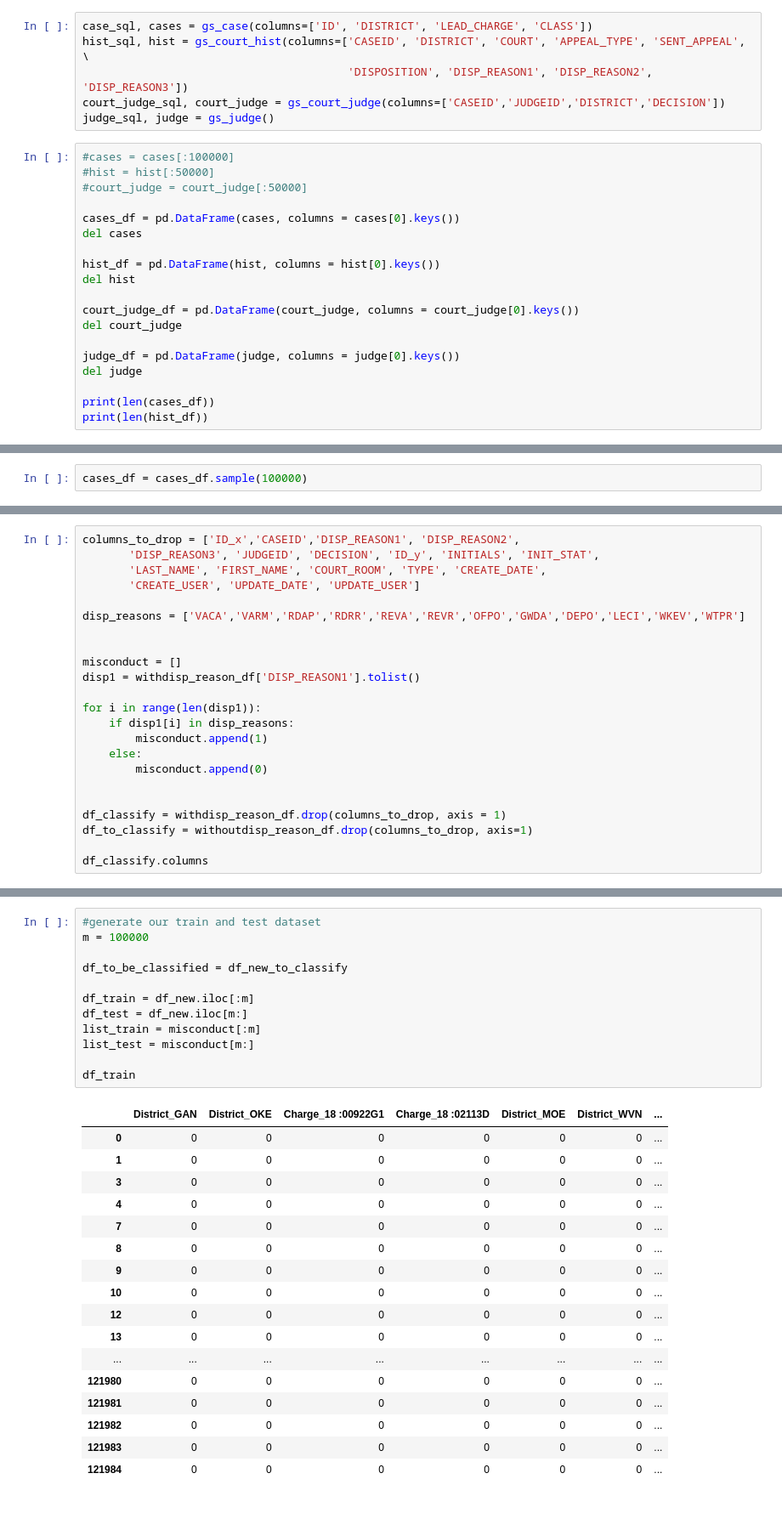
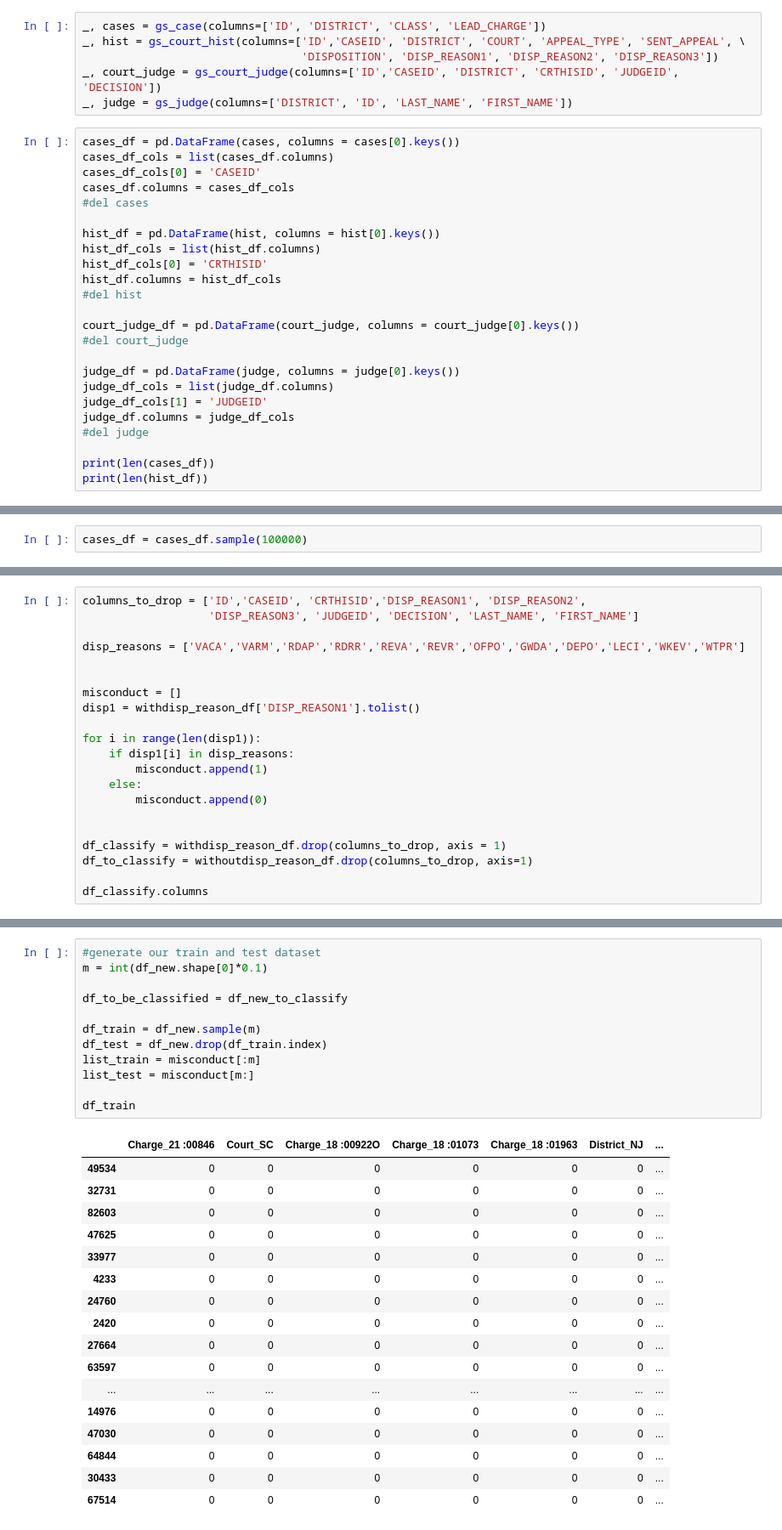
Before and after one commit to bgaudiosi/federal-prosecutors, a Jupyter notebook: project.ipynb, the cells around one changed output, grey strips where cells are left out. Shown: that part at 85% size. Drawn from its saved outputs; the diff is of its cells as text.

```diff
--- a/project.ipynb
+++ b/project.ipynb
@@ -7,27 +7,32 @@ from lions.parse import *
 import pandas as pd
 import numpy as np
 # %%
-case_sql, cases = gs_case(columns=['ID', 'DISTRICT', 'LEAD_CHARGE', 'CLASS'])
-hist_sql, hist = gs_court_hist(columns=['CASEID', 'DISTRICT', 'COURT', 'APPEAL_TYPE', 'SENT_APPEAL', \
-                                        'DISPOSITION', 'DISP_REASON1', 'DISP_REASON2', 'DISP_REASON3'])
-court_judge_sql, court_judge = gs_court_judge(columns=['CASEID','JUDGEID','DISTRICT','DECISION'])
-judge_sql, judge = gs_judge()
+_, cases = gs_case(columns=['ID', 'DISTRICT', 'CLASS', 'LEAD_CHARGE'])
+_, hist = gs_court_hist(columns=['ID','CASEID', 'DISTRICT', 'COURT', 'APPEAL_TYPE', 'SENT_APPEAL', \
+                                 'DISPOSITION', 'DISP_REASON1', 'DISP_REASON2', 'DISP_REASON3'])
+_, court_judge = gs_court_judge(columns=['ID','CASEID', 'DISTRICT', 'CRTHISID', 'JUDGEID', 'DECISION'])
+_, judge = gs_judge(columns=['DISTRICT', 'ID', 'LAST_NAME', 'FIRST_NAME'])
 # %%
-#cases = cases[:100000]
-#hist = hist[:50000]
-#court_judge = court_judge[:50000]
-
 cases_df = pd.DataFrame(cases, columns = cases[0].keys())
-del cases
+cases_df_cols = list(cases_df.columns)
+cases_df_cols[0] = 'CASEID'
+cases_df.columns = cases_df_cols
+#del cases
 
 hist_df = pd.DataFrame(hist, columns = hist[0].keys())
-del hist
+hist_df_cols = list(hist_df.columns)
+hist_df_cols[0] = 'CRTHISID'
+hist_df.columns = hist_df_cols
+#del hist
 
 court_judge_df = pd.DataFrame(court_judge, columns = court_judge[0].keys())
-del court_judge
+#del court_judge
 
 judge_df = pd.DataFrame(judge, columns = judge[0].keys())
-del judge
+judge_df_cols = list(judge_df.columns)
+judge_df_cols[1] = 'JUDGEID'
+judge_df.columns = judge_df_cols
+#del judge
 
 print(len(cases_df))
 print(len(hist_df))
@@ -87,9 +95,7 @@ Index(['ID_x', 'DISTRICT', 'LEAD_CHARGE', 'CLASS', 'CASEID', 'COURT',
       dtype='object')
 # %%
-columns_to_drop = ['ID_x','CASEID','DISP_REASON1', 'DISP_REASON2',
-       'DISP_REASON3', 'JUDGEID', 'DECISION', 'ID_y', 'INITIALS', 'INIT_STAT',
-       'LAST_NAME', 'FIRST_NAME', 'COURT_ROOM', 'TYPE', 'CREATE_DATE',
-       'CREATE_USER', 'UPDATE_DATE', 'UPDATE_USER']
+columns_to_drop = ['ID','CASEID', 'CRTHISID','DISP_REASON1', 'DISP_REASON2',
+                   'DISP_REASON3', 'JUDGEID', 'DECISION', 'LAST_NAME', 'FIRST_NAME']
 
 disp_reasons = ['VACA','VARM','RDAP','RDRR','REVA','REVR','OFPO','GWDA','DEPO','LECI','WKEV','WTPR']
 
@@ -185,30 +191,30 @@ second step done
 # %%
 #generate our train and test dataset
-m = 100000
+m = int(df_new.shape[0]*0.1)
 
 df_to_be_classified = df_new_to_classify
 
-df_train = df_new.iloc[:m]
-df_test = df_new.iloc[m:]
+df_train = df_new.sample(m)
+df_test = df_new.drop(df_train.index)
 list_train = misconduct[:m]
 list_test = misconduct[m:]
 
 df_train
 # %% [output]
-|  | District_GAN | District_OKE | Charge_18 :00922G1 | Charge_18 :02113D | District_MOE | District_WVN | ... |
-| 0 | 0 | 0 | 0 | 0 | 0 | 0 | ... |
-| 1 | 0 | 0 | 0 | 0 | 0 | 0 | ... |
-| 3 | 0 | 0 | 0 | 0 | 0 | 0 | ... |
-| 4 | 0 | 0 | 0 | 0 | 0 | 0 | ... |
-| 7 | 0 | 0 | 0 | 0 | 0 | 0 | ... |
-| 8 | 0 | 0 | 0 | 0 | 0 | 0 | ... |
-| 9 | 0 | 0 | 0 | 0 | 0 | 0 | ... |
-| 10 | 0 | 0 | 0 | 0 | 0 | 0 | ... |
-| 12 | 0 | 0 | 0 | 0 | 0 | 0 | ... |
-| 13 | 0 | 0 | 0 | 0 | 0 | 0 | ... |
+|  | Charge_21 :00846 | Court_SC | Charge_18 :00922O | Charge_18 :01073 | Charge_18 :01963 | District_NJ | ... |
+| 49534 | 0 | 0 | 0 | 0 | 0 | 0 | ... |
+| 32731 | 0 | 0 | 0 | 0 | 0 | 0 | ... |
+| 82603 | 0 | 0 | 0 | 0 | 0 | 0 | ... |
+| 47625 | 0 | 0 | 0 | 0 | 0 | 0 | ... |
+| 33977 | 0 | 0 | 0 | 0 | 0 | 0 | ... |
+| 4233 | 0 | 0 | 0 | 0 | 0 | 0 | ... |
+| 24760 | 0 | 0 | 0 | 0 | 0 | 0 | ... |
+| 2420 | 0 | 0 | 0 | 0 | 0 | 0 | ... |
+| 27664 | 0 | 0 | 0 | 0 | 0 | 0 | ... |
+| 63597 | 0 | 0 | 0 | 0 | 0 | 0 | ... |
 | ... | ... | ... | ... | ... | ... | ... | ... |
-| 121980 | 0 | 0 | 0 | 0 | 0 | 0 | ... |
-| 121981 | 0 | 0 | 0 | 0 | 0 | 0 | ... |
-| 121982 | 0 | 0 | 0 | 0 | 0 | 0 | ... |
-| 121983 | 0 | 0 | 0 | 0 | 0 | 0 | ... |
-| 121984 | 0 | 0 | 0 | 0 | 0 | 0 | ... |
+| 14976 | 0 | 0 | 0 | 0 | 0 | 0 | ... |
+| 47030 | 0 | 0 | 0 | 0 | 0 | 0 | ... |
+| 64844 | 0 | 0 | 0 | 0 | 0 | 0 | ... |
+| 30433 | 0 | 0 | 0 | 0 | 0 | 0 | ... |
+| 67514 | 0 | 0 | 0 | 0 | 0 | 0 | ... |
```
Also changed, not shown: parts of 10 cells of this notebook.
